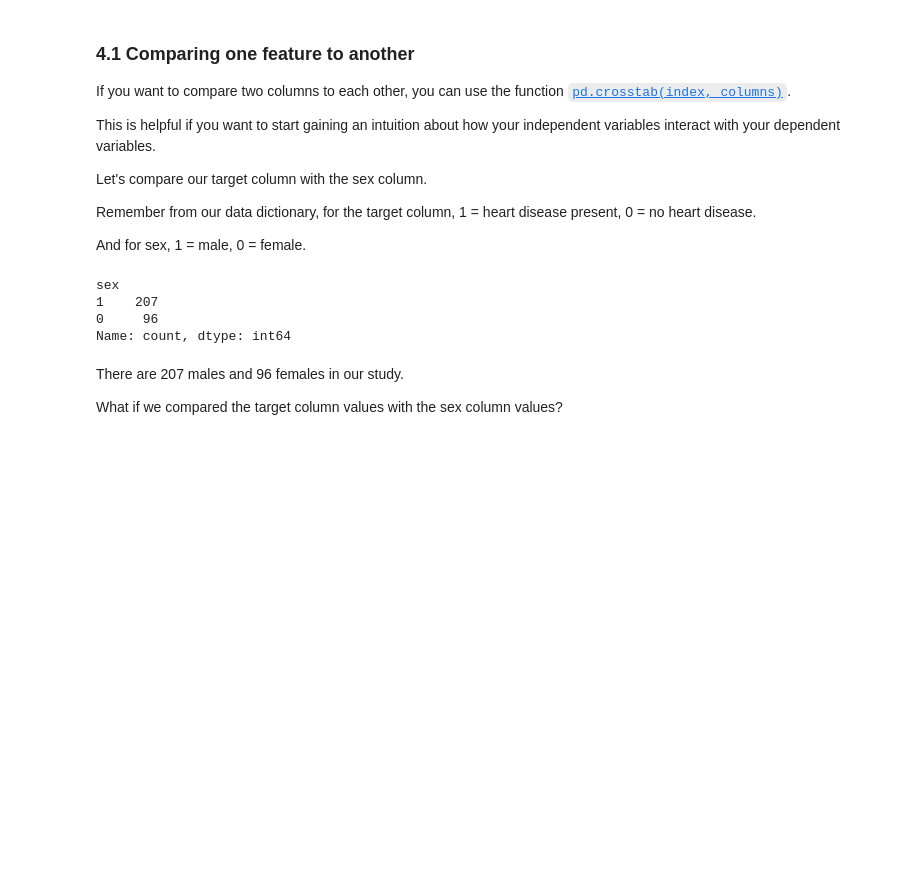
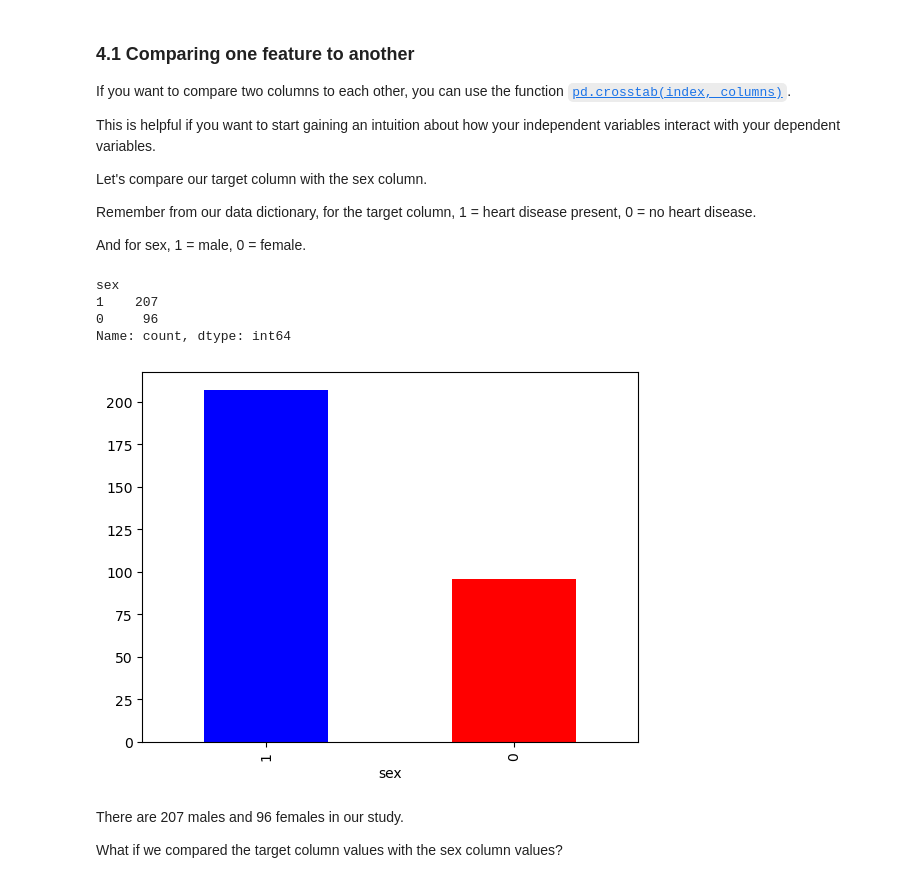
Before and after one commit to Eleanor-git/Hear-Disease-Classification, a Jupyter notebook: end-to-end-heart-disease-classification.ipynb, the cells around one changed output. Cells and saved outputs as stored; diff of their text form; code cells hidden in the pictures; blank space fills up the shorter version.

```diff
--- a/end-to-end-heart-disease-classification.ipynb
+++ b/end-to-end-heart-disease-classification.ipynb
@@ -396,13 +396,15 @@ Let's compare our target column with the sex column.
 Remember from our data dictionary, for the target column, 1 = heart disease present, 0 = no heart disease.
 
 And for sex, 1 = male, 0 = female.
-# %%
-df.sex.value_counts()
-# %% [output]
-sex
-1    207
-0     96
-Name: count, dtype: int64
+# %%
+print(df.sex.value_counts())
+df["sex"].value_counts().plot(kind = "bar", color = ["blue", "red"]);
+# %% [output]
+sex
+1    207
+0     96
+Name: count, dtype: int64
+[figure, added]
 # %% [markdown]
 There are 207 males and 96 females in our study.
 
```
Also changed, not shown: parts of 13 cells of this notebook.
